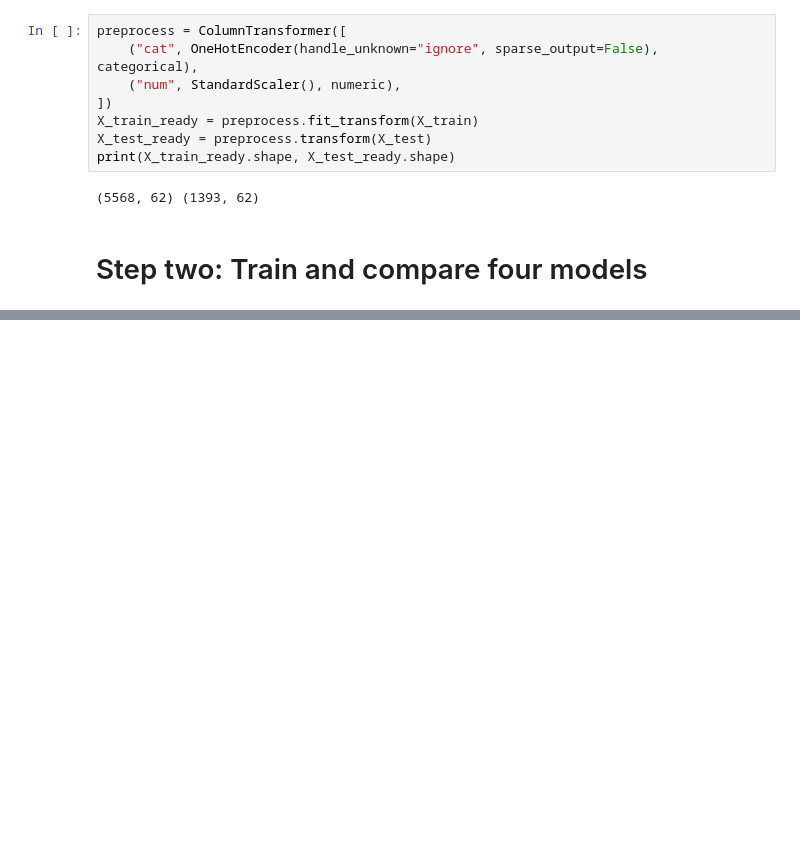
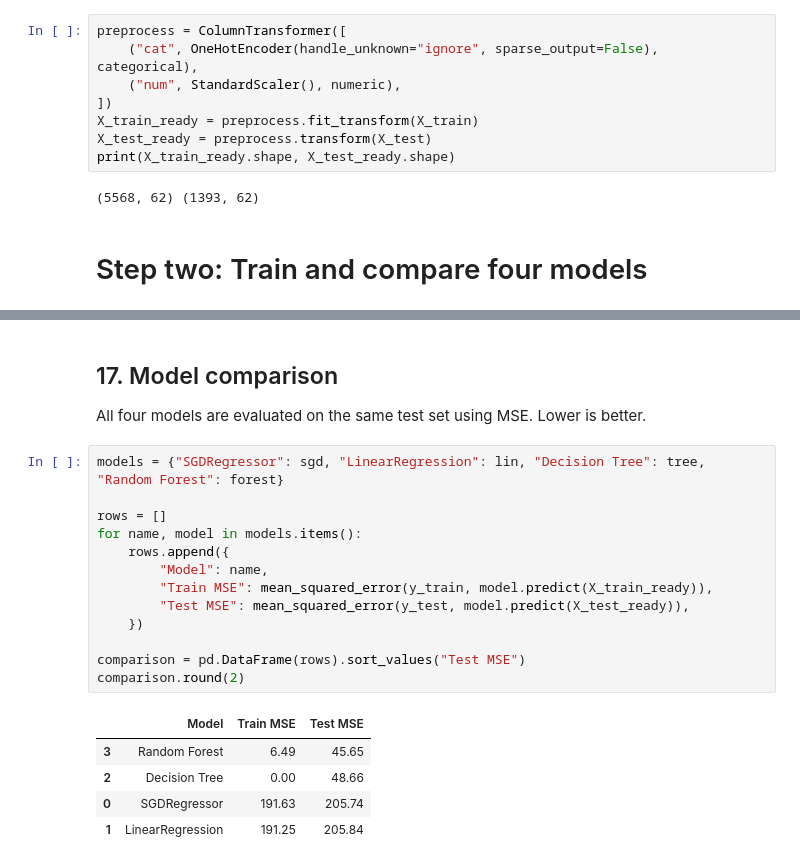
Before and after one commit to Eelaf-Adam/linear_regression_model, a Jupyter notebook: summative/linear_regression/multivariate.ipynb, the cells around one changed output, grey strips where cells are left out. Drawn from its saved outputs; the diff is of its cells as text; blank space fills up the shorter version.

```diff
--- a/summative/linear_regression/multivariate.ipynb
+++ b/summative/linear_regression/multivariate.ipynb
@@ -161,0 +240,22 @@ print(X_train_ready.shape, X_test_ready.shape)
+# %% [markdown]
+## 17. Model comparison
+All four models are evaluated on the same test set using MSE. Lower is better.
+# %%
+models = {"SGDRegressor": sgd, "LinearRegression": lin, "Decision Tree": tree, "Random Forest": forest}
+
+rows = []
+for name, model in models.items():
+    rows.append({
+        "Model": name,
+        "Train MSE": mean_squared_error(y_train, model.predict(X_train_ready)),
+        "Test MSE": mean_squared_error(y_test, model.predict(X_test_ready)),
+    })
+
+comparison = pd.DataFrame(rows).sort_values("Test MSE")
+comparison.round(2)
+# %% [output]
+|  | Model | Train MSE | Test MSE |
+| 3 | Random Forest | 6.49 | 45.65 |
+| 2 | Decision Tree | 0.00 | 48.66 |
+| 0 | SGDRegressor | 191.63 | 205.74 |
+| 1 | LinearRegression | 191.25 | 205.84 |
```
Also changed, not shown: parts of 22 cells of this notebook, 1 other file.
